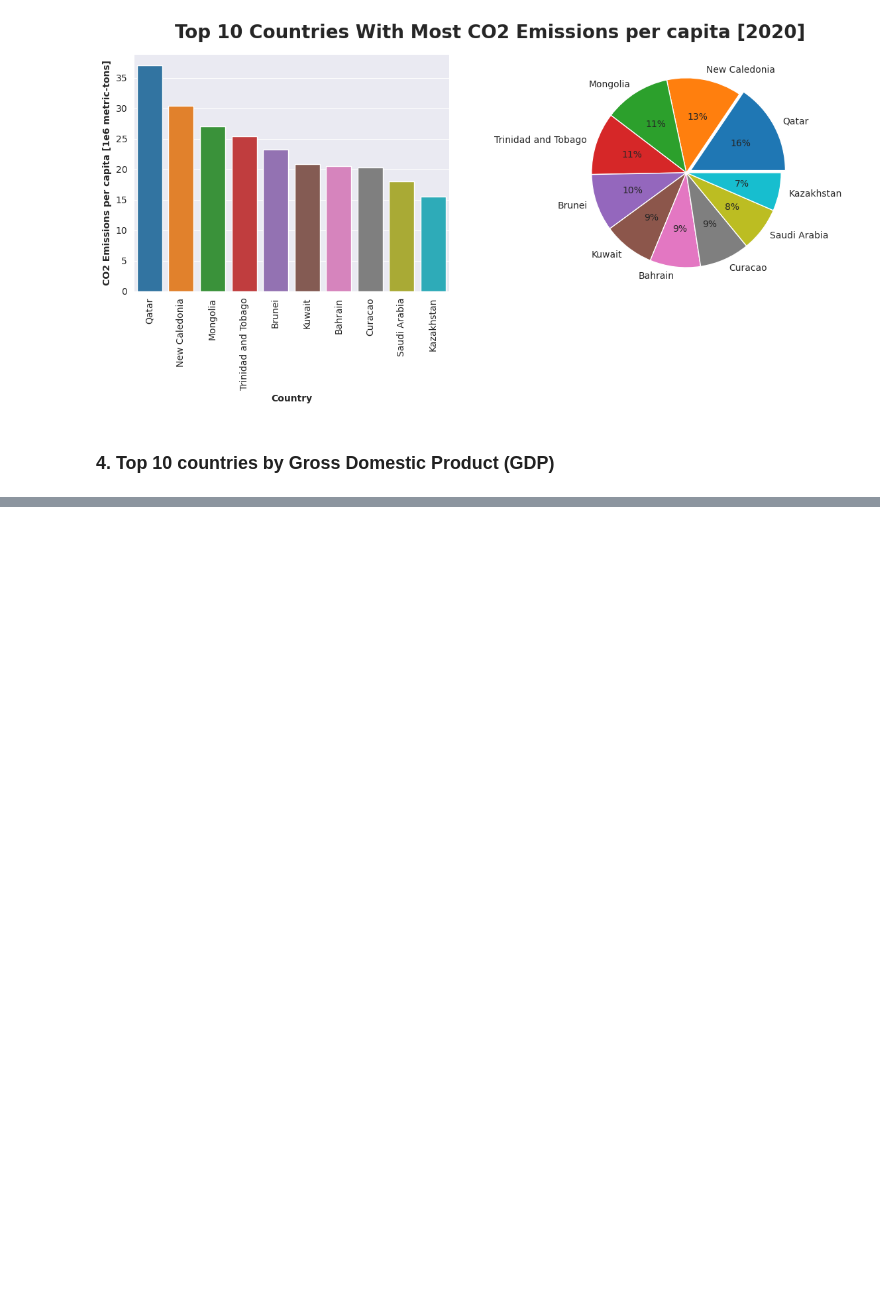
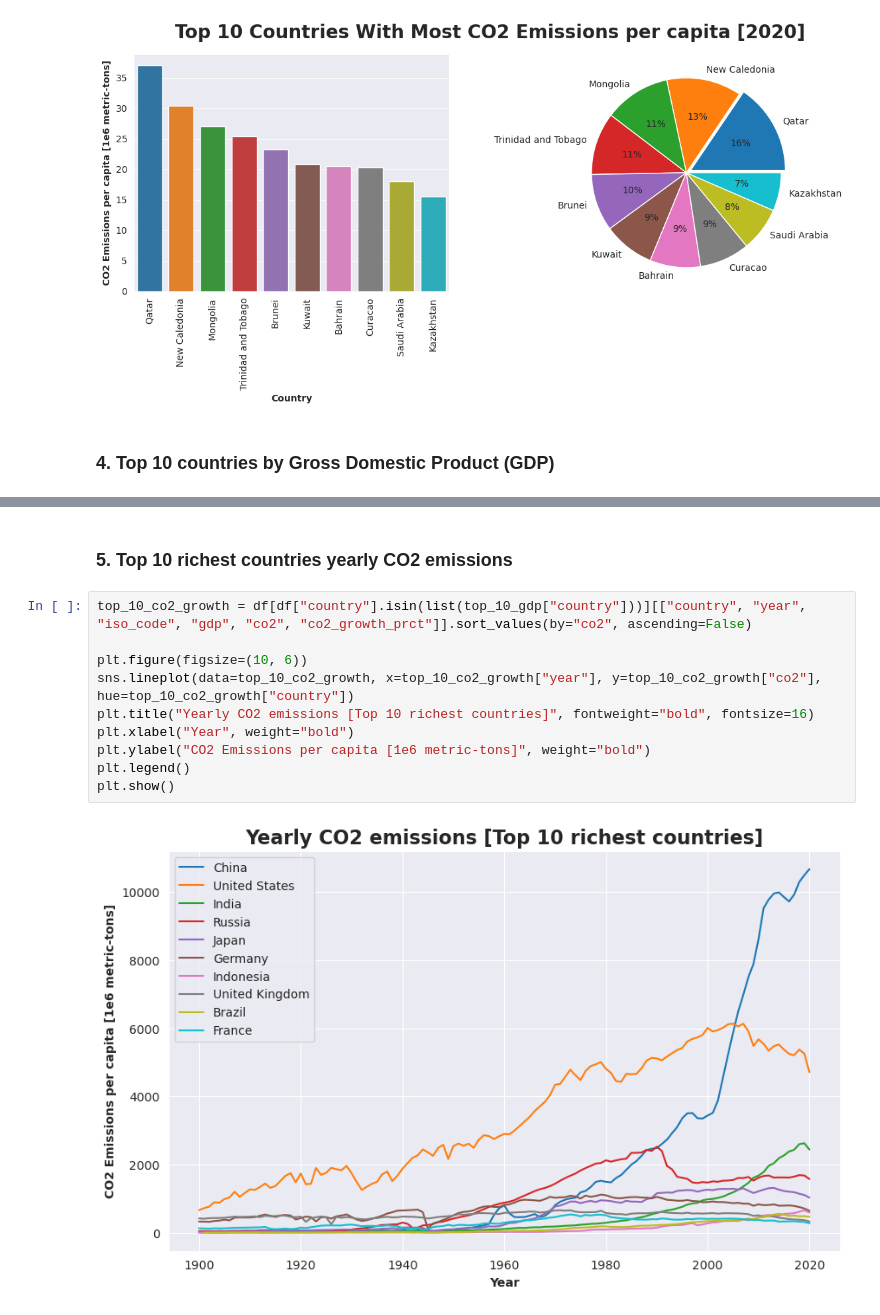
Before and after one commit to alexcaicedo/co2-project, a Jupyter notebook: co2.ipynb, the cells around one changed output, grey strips where cells are left out. Drawn from its saved outputs; the diff is of its cells as text; blank space fills up the shorter version.

```diff
--- a/co2.ipynb
+++ b/co2.ipynb
@@ -396,0 +416,14 @@ plt.show()
+# %% [markdown]
+### **5. Top 10 richest countries yearly CO2 emissions**
+# %%
+top_10_co2_growth = df[df["country"].isin(list(top_10_gdp["country"]))][["country", "year", "iso_code", "gdp", "co2", "co2_growth_prct"]].sort_values(by="co2", ascending=False)
+
+plt.figure(figsize=(10, 6))
+sns.lineplot(data=top_10_co2_growth, x=top_10_co2_growth["year"], y=top_10_co2_growth["co2"], hue=top_10_co2_growth["country"])
+plt.title("Yearly CO2 emissions [Top 10 richest countries]", fontweight="bold", fontsize=16)
+plt.xlabel("Year", weight="bold")
+plt.ylabel("CO2 Emissions per capita [1e6 metric-tons]", weight="bold")
+plt.legend()
+plt.show()
+# %% [output]
+[figure, added]
```
Also changed, not shown: parts of 7 cells of this notebook.
